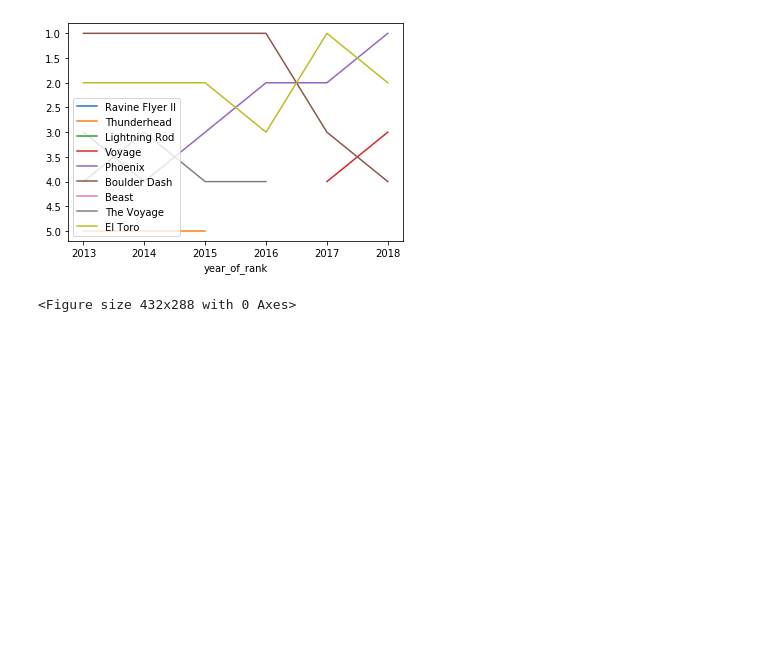
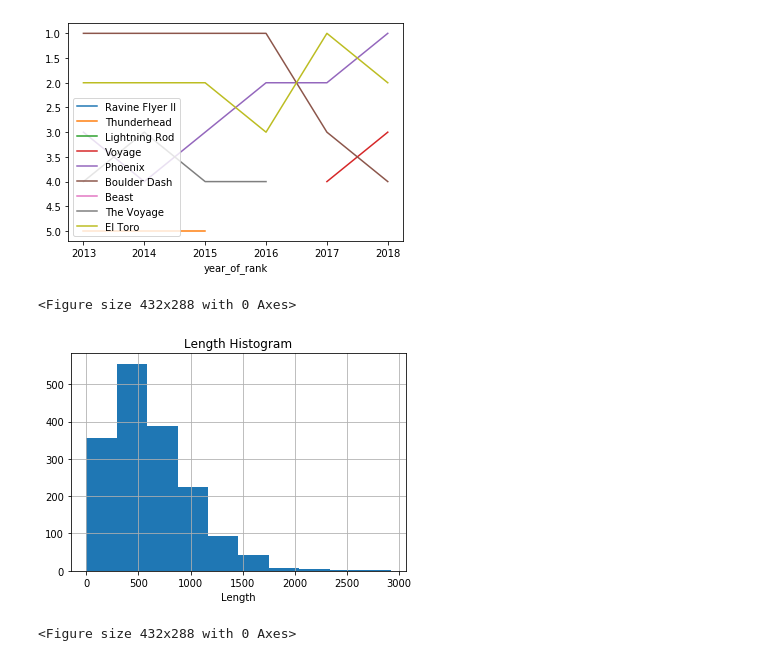
Before and after one commit to LaurentRisser/roller_coaster, a Jupyter notebook: visualization_script.ipynb, the cells around one changed output. Cells and saved outputs as stored; diff of their text form; code cells hidden in the pictures; blank space fills up the shorter version.

```diff
--- a/visualization_script.ipynb
+++ b/visualization_script.ipynb
@@ -169,3 +169,26 @@ plt.clf()
 # %% [output]
 [figure]
 <Figure size 432x288 with 0 Axes>
+# %%
+#Function to plot an histogram of column values here:
+def hist(df, column):
+    str_column = str(column)
+
+    ax = plt.subplot()
+    df.hist(str_column, ax = ax)
+
+    upper = str_column[0].upper()
+    upper_str_column = upper + str_column[1:]
+    plt.xlabel(upper_str_column)
+
+
+    plt.title(upper_str_column + ' Histogram')
+
+    plt.show()
+
+hist(roller, 'length')
+
+plt.clf()
+# %% [output]
+[figure, added]
+<Figure size 432x288 with 0 Axes>
```
Also changed, not shown: parts of 8 cells of this notebook.
